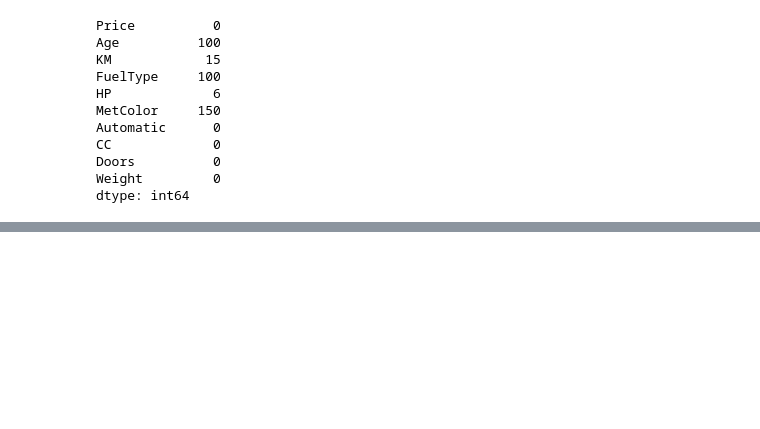
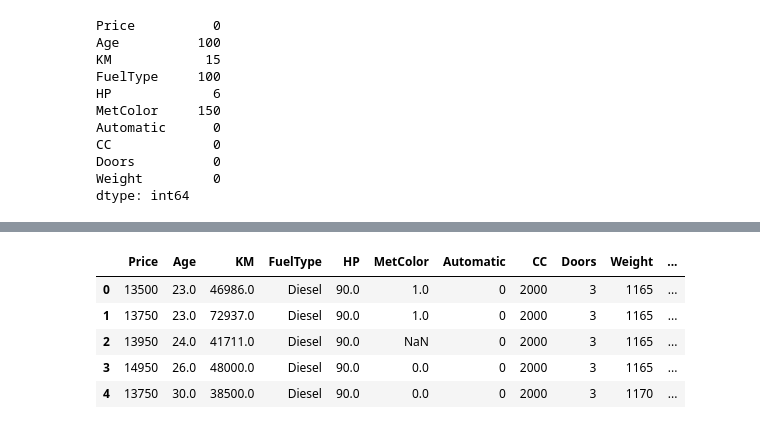
Before and after one commit to Sanket4496/Python-getting-started, a Jupyter notebook: Day-05/learn_pandas.ipynb, the cells around one changed output, grey strips where cells are left out. Cells and saved outputs as stored; diff of their text form; code cells hidden in the pictures; blank space fills up the shorter version.

```diff
--- a/Day-05/learn_pandas.ipynb
+++ b/Day-05/learn_pandas.ipynb
@@ -462,0 +552,22 @@ dtype: int64
+# %%
+# Insert the column "KM_per_month"
+cars_data2.insert(12, "KM_per_month", " ")
+# %%
+def c_convert(age_in_year, km):
+    age_in_month = age_in_year / 12
+    km_per_month = km / age_in_month
+    return [age_in_month, km_per_month]
+
+cars_data2["Age_Converted"], cars_data2["KM_per_month"] = c_convert(cars_data2["Age"], cars_data2["KM"])
+cars_data2["Age_Converted"] = cars_data2["Age_Converted"].apply(lambda x: round(x, 1))
+# Can be done using apply() as well
+# cars_data2[["Age_Converted", "KM_per_month"]] = cars_data2.apply(lambda x: c_convert(x["Age"], x["KM"]), axis=1, result_type='expand')
+# %%
+cars_data2.head()
+# %% [output]
+|  | Price | Age | KM | FuelType | HP | MetColor | Automatic | CC | Doors | Weight | ... |
+| 0 | 13500 | 23.0 | 46986.0 | Diesel | 90.0 | 1.0 | 0 | 2000 | 3 | 1165 | ... |
+| 1 | 13750 | 23.0 | 72937.0 | Diesel | 90.0 | 1.0 | 0 | 2000 | 3 | 1165 | ... |
+| 2 | 13950 | 24.0 | 41711.0 | Diesel | 90.0 | NaN | 0 | 2000 | 3 | 1165 | ... |
+| 3 | 14950 | 26.0 | 48000.0 | Diesel | 90.0 | 0.0 | 0 | 2000 | 3 | 1165 | ... |
+| 4 | 13750 | 30.0 | 38500.0 | Diesel | 90.0 | 0.0 | 0 | 2000 | 3 | 1170 | ... |
```
Also changed, not shown: parts of 16 cells of this notebook.
